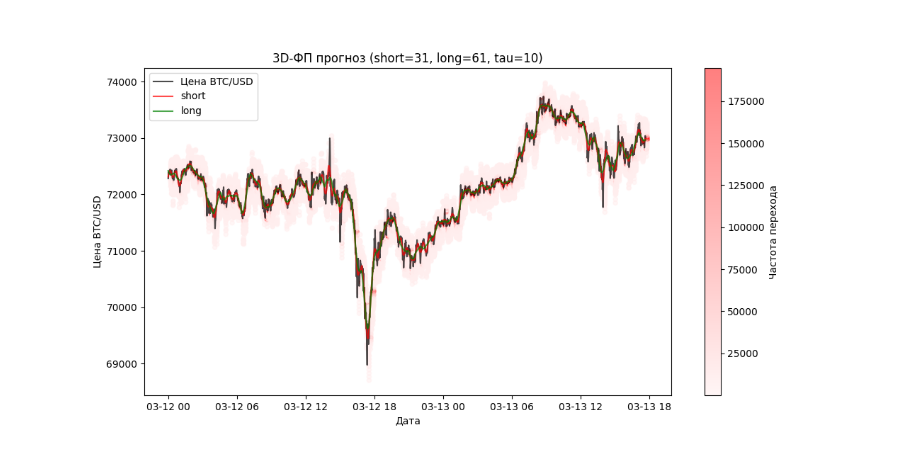
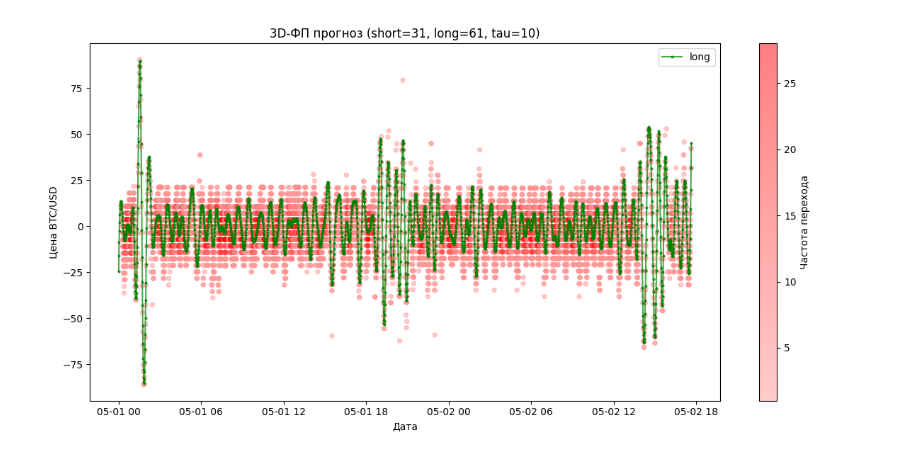
Before and after one commit to barsv/inv, a Jupyter notebook: attractors/fp2.ipynb, the cells around one changed output. Drawn from its saved outputs; the diff is of its cells as text; code cells hidden in the pictures.

```diff
--- a/attractors/fp2.ipynb
+++ b/attractors/fp2.ipynb
@@ -140,46 +140,51 @@ def plot_price_forecast_with_heatmap_3d(df, cache, bounds, window_short, window_
                     # Обратное преобразование: переводим future_x обратно в значение x
                     future_price_diff = x_min + (future_x / (grid_size['x'] - 1)) * (x_max - x_min)
                     # Грубая гипотеза для прогноза: будущая цена = future_price_diff * smoothed_long[t] + df['close'].iloc[t]
-                    future_price = future_price_diff * smoothed_long[t] + df['close'].iloc[t]
+                    # future_price = future_price_diff * smoothed_long[t] + df['close'].iloc[t]
+                    future_price = future_price_diff * smoothed_long[t]
                     future_time = df.index[future_index]
                     future_points.append((future_time, future_price))
                     future_counts.append(count)
 
     fig, ax = plt.subplots(figsize=(12, 6))
-    ax.plot(df.index[:num_points], df['close'].iloc[:num_points], label="Цена BTC/USD", color='black', alpha=0.7)
-    ax.plot(df.index[:num_points], smoothed_short[:num_points], label="short", color='red', alpha=0.7)
-    ax.plot(df.index[:num_points], smoothed_long[:num_points], label="long", color='green', alpha=0.7)
+    # ax.plot(df.index[:num_points], df['close'].iloc[:num_points], label="Цена BTC/USD", color='black', alpha=0.7)
+    # ax.plot(df.index[:num_points], smoothed_short[:num_points], label="short", color='red', alpha=0.7)
+    # ax.plot(df.index[:num_points], smoothed_long[:num_points], label="long", color='green', alpha=0.7)
+    ax.plot(df.index[:num_points], savgol_filter(smoothed_short[:num_points] - smoothed_long[:num_points], window_short, polyorder, deriv=0), label="long", color='green', marker='o', markersize=2, alpha=0.7)
     if future_points:
         future_times, future_prices = zip(*future_points)
         from matplotlib.colors import LinearSegmentedColormap
         # Создаём одноцветный красный градиент от светлого к насыщенному
-        red_gradient = LinearSegmentedColormap.from_list("red_gradient", ["#FFEEEE", "#FF0000"])
+        red_gradient = LinearSegmentedColormap.from_list("red_gradient", ["#FF9999", "#FF0000"])
         scatter = ax.scatter(future_times, future_prices, c=future_counts, cmap=red_gradient, alpha=0.5, s=19)
         cbar = plt.colorbar(scatter, ax=ax)
         cbar.set_label("Частота перехода")
     ax.set_title(f"3D-ФП прогноз (short={window_short}, long={window_long}, tau={tau})")
     ax.set_xlabel("Дата")
     ax.set_ylabel("Цена BTC/USD")
     ax.legend()
+    plt.tight_layout()
     plt.show()
 
 # Пример: разделим данные на train/test (80/20)
 N = len(df)
 train_size = int(0.8 * N)
-train_df = df.iloc[:train_size]
-test_df  = df.iloc[train_size:]
+# train_df = df.iloc[:train_size]
+# test_df  = df.iloc[train_size:]
+train_df = df.iloc[:2500]
+test_df  = df.iloc[:2500]
 
 tau = 10
 window_short = 31
 window_long  = 61
 
 # Определяем размеры сетки через объект
 grid_size = {'x': 50, 'y': 20, 'z': 10}
 
 # Построение 3D-кэша на обучающих данных
 cache_3d, bounds_3d = build_phase_space_grid_3d(train_df, window_short, window_long, tau, grid_size)
 
 # Визуализируем прогноз на тестовой выборке (например, для первых 500 точек)
 plot_price_forecast_with_heatmap_3d(test_df, cache_3d, bounds_3d, window_short, window_long, tau, num_points=2500, grid_size=grid_size)
 # %% [output]
-[figure, old version]
+[figure, new version]
```
